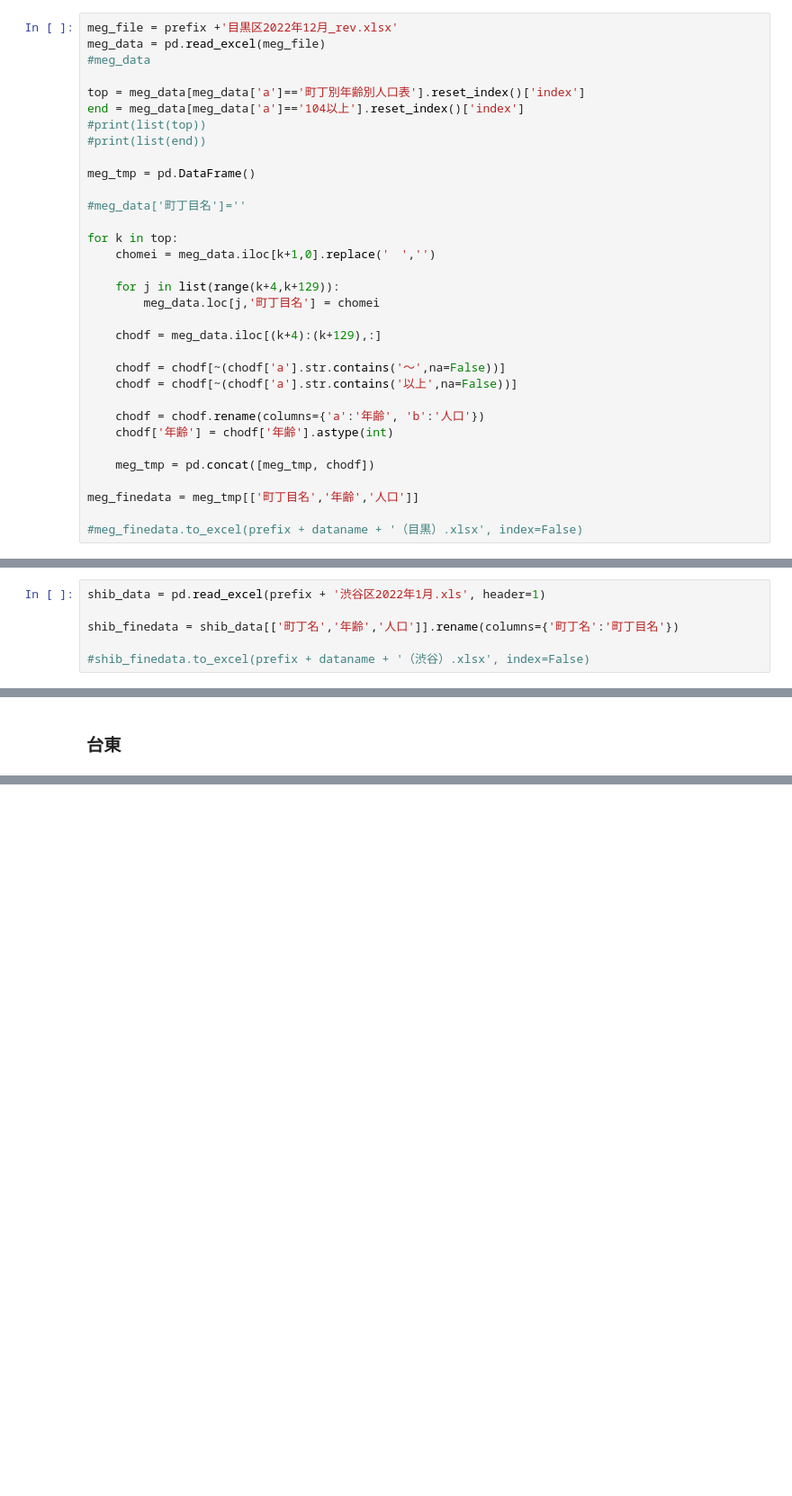
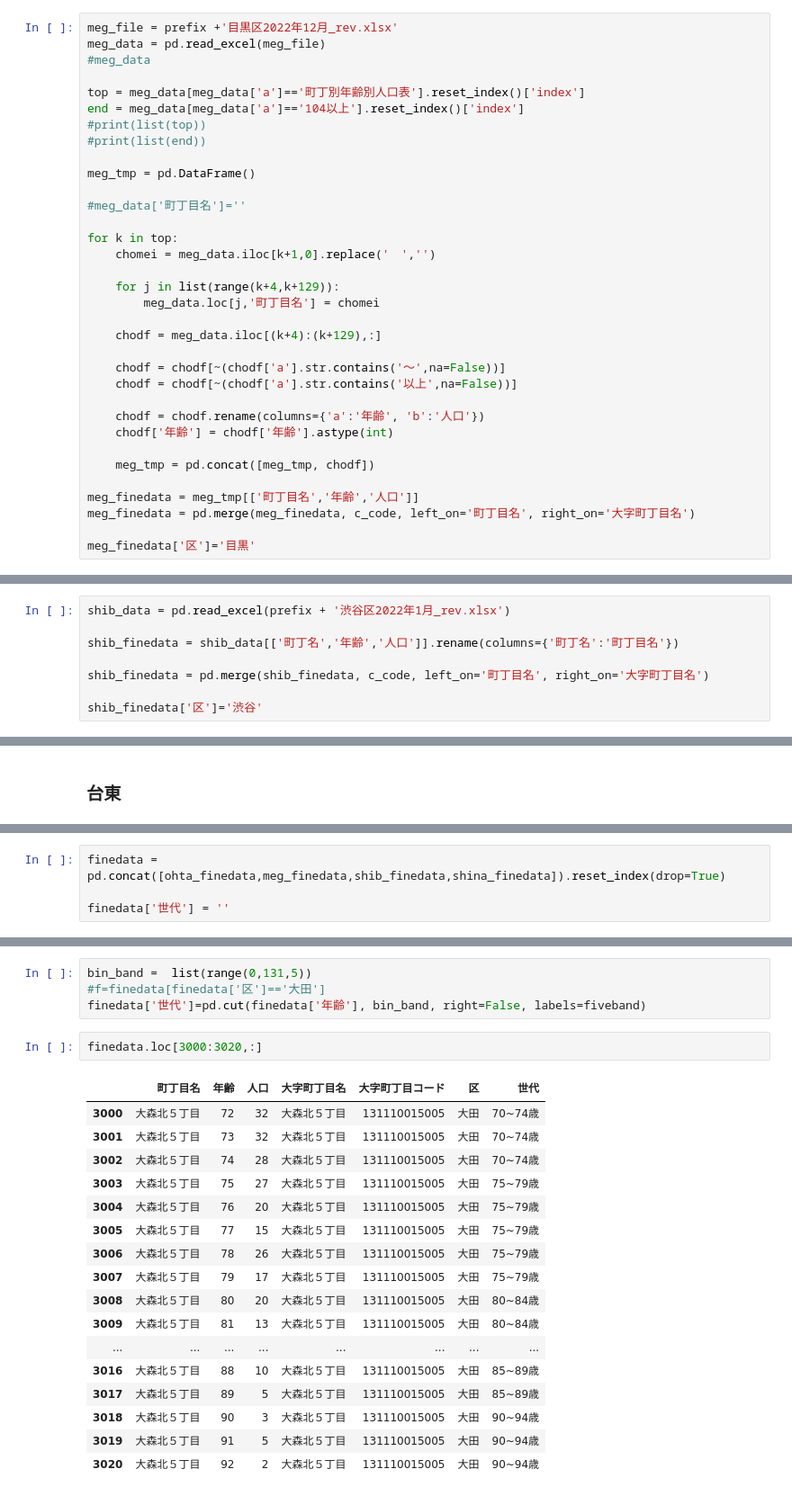
Before and after one commit to MasaoMori/Tokyo_Ward_Assembly_Election, a Jupyter notebook: jupyter/Population_age.ipynb, the cells around one changed output, grey strips where cells are left out. Shown: that part at 90% size. Saved outputs shown, nothing was run; the diff lists cells and outputs as text; blank space fills up the shorter version.

```diff
--- a/jupyter/Population_age.ipynb
+++ b/jupyter/Population_age.ipynb
@@ -175,5 +126,6 @@ for k in top:
     meg_tmp = pd.concat([meg_tmp, chodf])
 
 meg_finedata = meg_tmp[['町丁目名','年齢','人口']]
+meg_finedata = pd.merge(meg_finedata, c_code, left_on='町丁目名', right_on='大字町丁目名')
 
-#meg_finedata.to_excel(prefix + dataname + '（目黒）.xlsx', index=False)
+meg_finedata['区']='目黒'
@@ -340,6 +254,8 @@ pd.merge(mina_finedata, c_code, left_on='町丁目名', right_on='大字町丁
 # %%
-shib_data = pd.read_excel(prefix + '渋谷区2022年1月.xls', header=1)
+shib_data = pd.read_excel(prefix + '渋谷区2022年1月_rev.xlsx')
 
 shib_finedata = shib_data[['町丁名','年齢','人口']].rename(columns={'町丁名':'町丁目名'})
 
-#shib_finedata.to_excel(prefix + dataname + '（渋谷）.xlsx', index=False)
+shib_finedata = pd.merge(shib_finedata, c_code, left_on='町丁目名', right_on='大字町丁目名')
+
+shib_finedata['区']='渋谷'
@@ -441,0 +330,4 @@ tai_finedata.to_excel(prefix + dataname + '（台東）'+ver+'.xlsx', index=Fals
+# %%
+finedata = pd.concat([ohta_finedata,meg_finedata,shib_finedata,shina_finedata]).reset_index(drop=True)
+
+finedata['世代'] = ''
@@ -441,0 +350,24 @@ tai_finedata.to_excel(prefix + dataname + '（台東）'+ver+'.xlsx', index=Fals
+# %%
+bin_band =  list(range(0,131,5))
+#f=finedata[finedata['区']=='大田']
+finedata['世代']=pd.cut(finedata['年齢'], bin_band, right=False, labels=fiveband)
+# %%
+finedata.loc[3000:3020,:]
+# %% [output]
+|  | 町丁目名 | 年齢 | 人口 | 大字町丁目名 | 大字町丁目コード | 区 | 世代 |
+| 3000 | 大森北５丁目 | 72 | 32 | 大森北５丁目 | 131110015005 | 大田 | 70~74歳 |
+| 3001 | 大森北５丁目 | 73 | 32 | 大森北５丁目 | 131110015005 | 大田 | 70~74歳 |
+| 3002 | 大森北５丁目 | 74 | 28 | 大森北５丁目 | 131110015005 | 大田 | 70~74歳 |
+| 3003 | 大森北５丁目 | 75 | 27 | 大森北５丁目 | 131110015005 | 大田 | 75~79歳 |
+| 3004 | 大森北５丁目 | 76 | 20 | 大森北５丁目 | 131110015005 | 大田 | 75~79歳 |
+| 3005 | 大森北５丁目 | 77 | 15 | 大森北５丁目 | 131110015005 | 大田 | 75~79歳 |
+| 3006 | 大森北５丁目 | 78 | 26 | 大森北５丁目 | 131110015005 | 大田 | 75~79歳 |
+| 3007 | 大森北５丁目 | 79 | 17 | 大森北５丁目 | 131110015005 | 大田 | 75~79歳 |
+| 3008 | 大森北５丁目 | 80 | 20 | 大森北５丁目 | 131110015005 | 大田 | 80~84歳 |
+| 3009 | 大森北５丁目 | 81 | 13 | 大森北５丁目 | 131110015005 | 大田 | 80~84歳 |
+| ... | ... | ... | ... | ... | ... | ... | ... |
+| 3016 | 大森北５丁目 | 88 | 10 | 大森北５丁目 | 131110015005 | 大田 | 85~89歳 |
+| 3017 | 大森北５丁目 | 89 | 5 | 大森北５丁目 | 131110015005 | 大田 | 85~89歳 |
+| 3018 | 大森北５丁目 | 90 | 3 | 大森北５丁目 | 131110015005 | 大田 | 90~94歳 |
+| 3019 | 大森北５丁目 | 91 | 5 | 大森北５丁目 | 131110015005 | 大田 | 90~94歳 |
+| 3020 | 大森北５丁目 | 92 | 2 | 大森北５丁目 | 131110015005 | 大田 | 90~94歳 |
```
Also changed, not shown: parts of 34 cells of this notebook, 3 other files.
